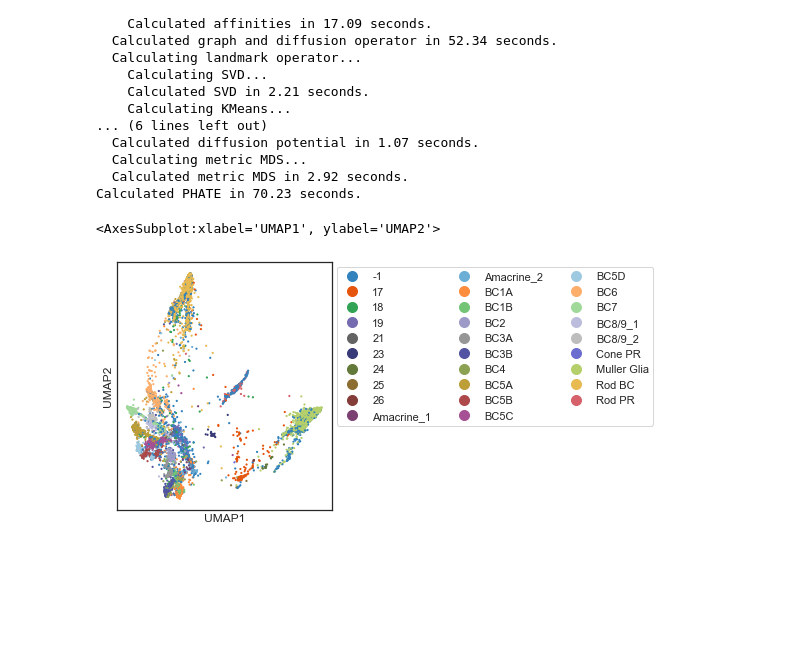
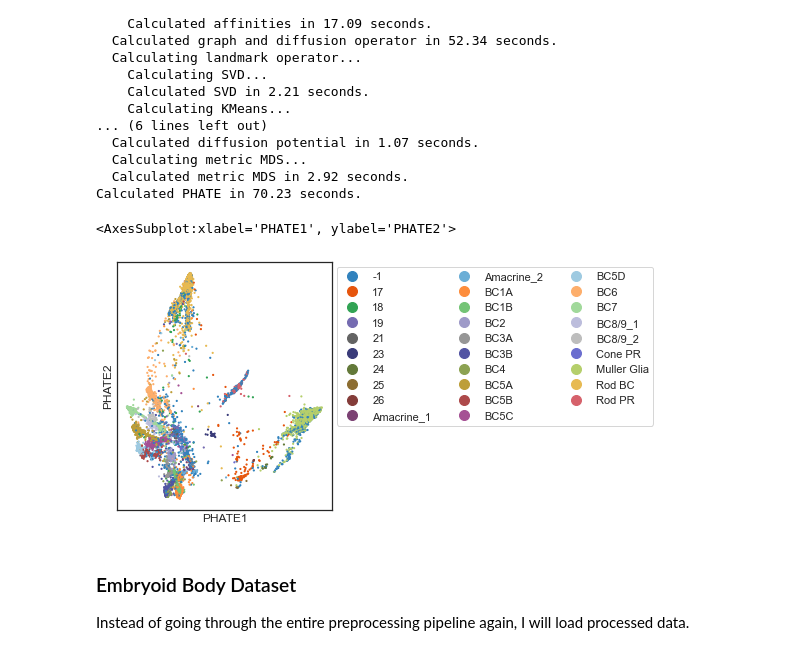
Before and after one commit to anuraglimdi/single-cell-analysis-workshop, a Jupyter notebook: visualizing_datasets.ipynb, the cells around one changed output. Cells and saved outputs as stored; diff of their text form; code cells hidden in the pictures; blank space fills up the shorter version.

```diff
--- a/visualizing_datasets.ipynb
+++ b/visualizing_datasets.ipynb
@@ -139,7 +139,11 @@ Calculating PHATE...
 Calculated PHATE in 70.23 seconds.
 # %%
 scprep.plot.scatter2d(data_phate, c=metadata['CELLTYPE'],
-                      figsize=(8,4), legend_anchor=(1,1), ticks=False, label_prefix='UMAP')
+                      figsize=(8,4), legend_anchor=(1,1), ticks=False, label_prefix='PHATE')
 # %% [output]
-<AxesSubplot:xlabel='UMAP1', ylabel='UMAP2'>
+<AxesSubplot:xlabel='PHATE1', ylabel='PHATE2'>
-[figure, old version]
+[figure, new version]
+# %% [markdown]
+### Embryoid Body Dataset
+
+Instead of going through the entire preprocessing pipeline again, I will load processed data.
```
Also changed, not shown: parts of 18 cells of this notebook, 1 other file.
